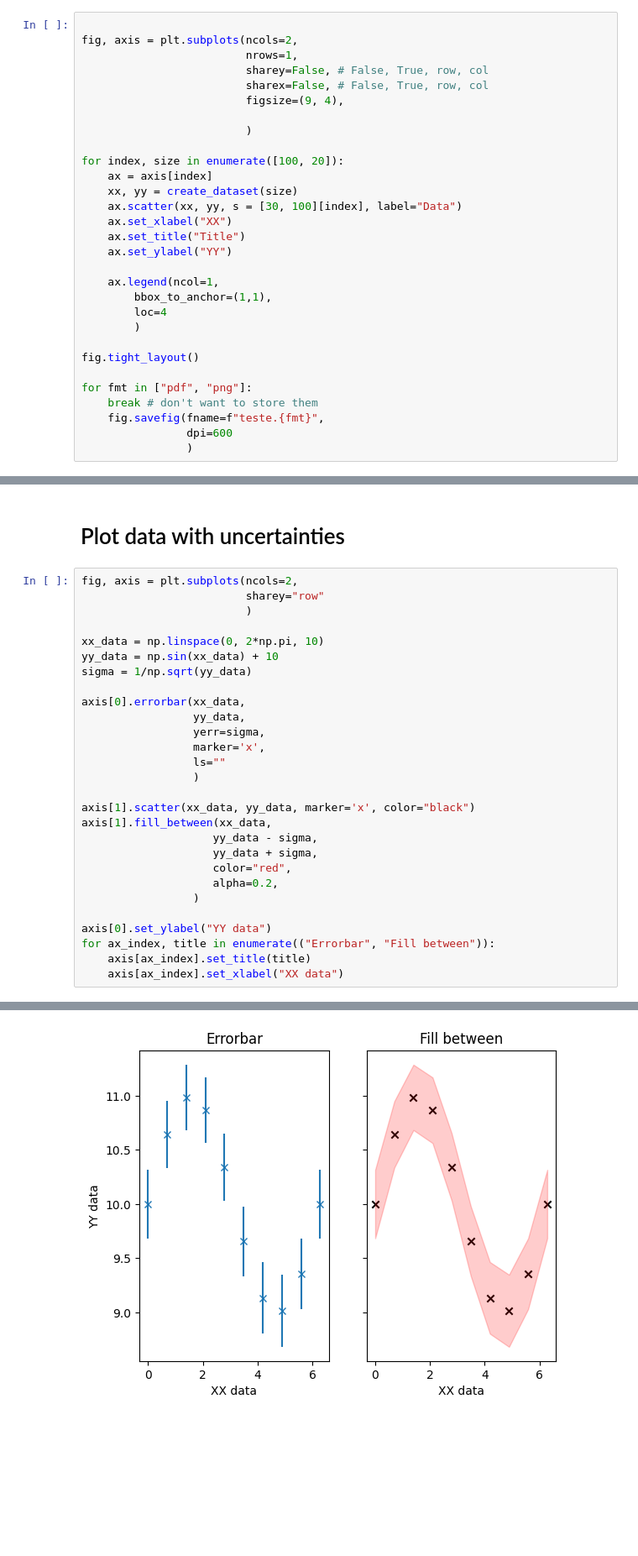
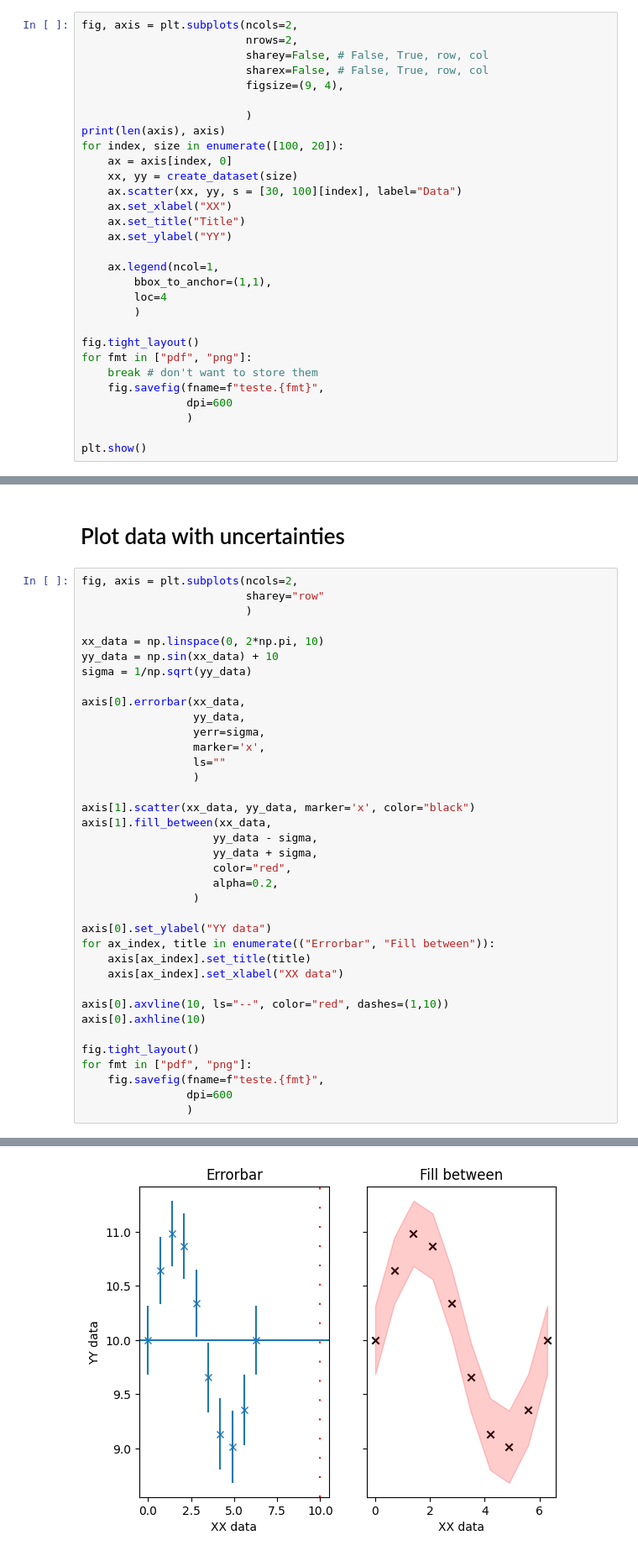
Before and after one commit to Kamuish/content, a Jupyter notebook: content/Classes/2024/Análise de Dados em Física e Astronomia/DataVisualization.ipynb, the cells around one changed output, grey strips where cells are left out. Shown at 84% size. Drawn from its saved outputs; the diff is of its cells as text; blank space fills up the shorter version.

```diff
--- a/content/Classes/2024/Análise de Dados em Física e Astronomia/DataVisualization.ipynb
+++ b/content/Classes/2024/Análise de Dados em Física e Astronomia/DataVisualization.ipynb
@@ -41,17 +41,16 @@ for function in [plt.plot, plt.scatter]:
 # %% [markdown]
 ## Multiple plots
 # %%
-
 fig, axis = plt.subplots(ncols=2,
-                         nrows=1,
+                         nrows=2,
                          sharey=False, # False, True, row, col
                          sharex=False, # False, True, row, col
                          figsize=(9, 4),
 
                          )
-
+print(len(axis), axis)
 for index, size in enumerate([100, 20]):
-    ax = axis[index]
+    ax = axis[index, 0]
     xx, yy = create_dataset(size)
     ax.scatter(xx, yy, s = [30, 100][index], label="Data")
     ax.set_xlabel("XX")
@@ -64,10 +63,11 @@ for index, size in enumerate([100, 20]):
         )
 
 fig.tight_layout()
-
 for fmt in ["pdf", "png"]:
     break # don't want to store them
     fig.savefig(fname=f"teste.{fmt}",
                 dpi=600
                 )
+
+plt.show()
 # %% [output]
@@ -141,4 +143,13 @@ axis[0].set_ylabel("YY data")
 for ax_index, title in enumerate(("Errorbar", "Fill between")):
     axis[ax_index].set_title(title)
     axis[ax_index].set_xlabel("XX data")
+
+axis[0].axvline(10, ls="--", color="red", dashes=(1,10))
+axis[0].axhline(10)
+
+fig.tight_layout()
+for fmt in ["pdf", "png"]:
+    fig.savefig(fname=f"teste.{fmt}",
+                dpi=600
+                )
 # %% [output]
@@ -145 +157 @@ for ax_index, title in enumerate(("Errorbar", "Fill between")):
-[figure, old version]
+[figure, new version]
```
Also changed, not shown: parts of 4 cells of this notebook, 3 other files.
